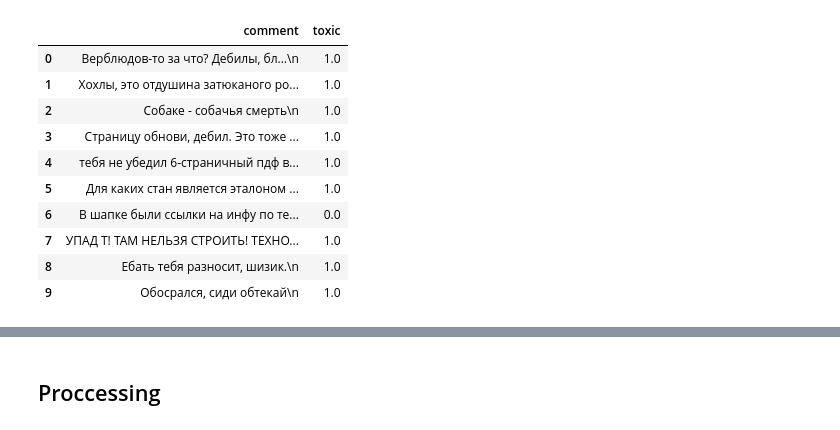
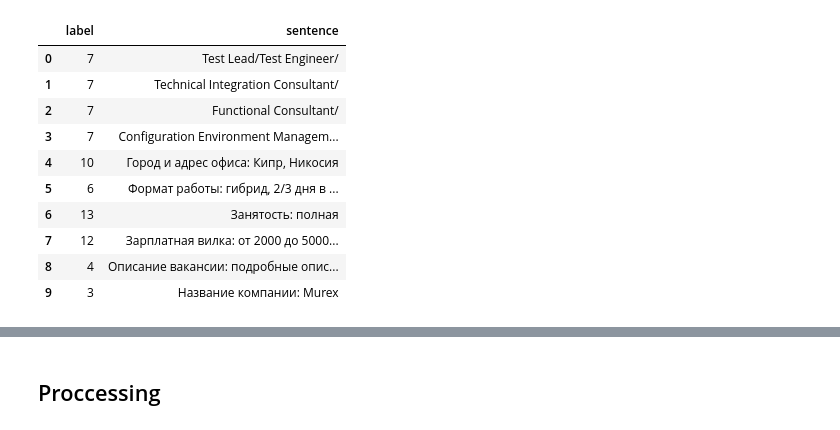
Before and after one commit to yarvod/pj-nlp, a Jupyter notebook: pj-nlp.ipynb, the cells around one changed output, grey strips where cells are left out. Cells and saved outputs as stored; diff of their text form; code cells hidden in the pictures.

```diff
--- a/pj-nlp.ipynb
+++ b/pj-nlp.ipynb
@@ -27,16 +124,16 @@ False
 # %%
-dfComments = pd.read_csv('data/labeled.csv')
-dfComments.head(10)
+dfLabeled = pd.read_csv('data/clear_labeled.csv').iloc[:223]
+dfLabeled.head(10)
 # %% [output]
-|  | comment | toxic |
-| 0 | Верблюдов-то за что? Дебилы, бл...\n | 1.0 |
-| 1 | Хохлы, это отдушина затюканого ро... | 1.0 |
-| 2 | Собаке - собачья смерть\n | 1.0 |
-| 3 | Страницу обнови, дебил. Это тоже ... | 1.0 |
-| 4 | тебя не убедил 6-страничный пдф в... | 1.0 |
-| 5 | Для каких стан является эталоном ... | 1.0 |
-| 6 | В шапке были ссылки на инфу по те... | 0.0 |
-| 7 | УПАД Т! ТАМ НЕЛЬЗЯ СТРОИТЬ! ТЕХНО... | 1.0 |
-| 8 | Ебать тебя разносит, шизик.\n | 1.0 |
-| 9 | Обосрался, сиди обтекай\n | 1.0 |
+|  | label | sentence |
+| 0 | 7 | Test Lead/Test Engineer/ |
+| 1 | 7 | Technical Integration Consultant/ |
+| 2 | 7 | Functional Consultant/ |
+| 3 | 7 | Configuration Environment Managem... |
+| 4 | 10 | Город и адрес офиса: Кипр, Никосия |
+| 5 | 6 | Формат работы: гибрид, 2/3 дня в ... |
+| 6 | 13 | Занятость: полная |
+| 7 | 12 | Зарплатная вилка: от 2000 до 5000... |
+| 8 | 4 | Описание вакансии: подробные опис... |
+| 9 | 3 | Название компании: Murex |
 # %%
```
Also changed, not shown: parts of 38 cells of this notebook, 2 other files.
